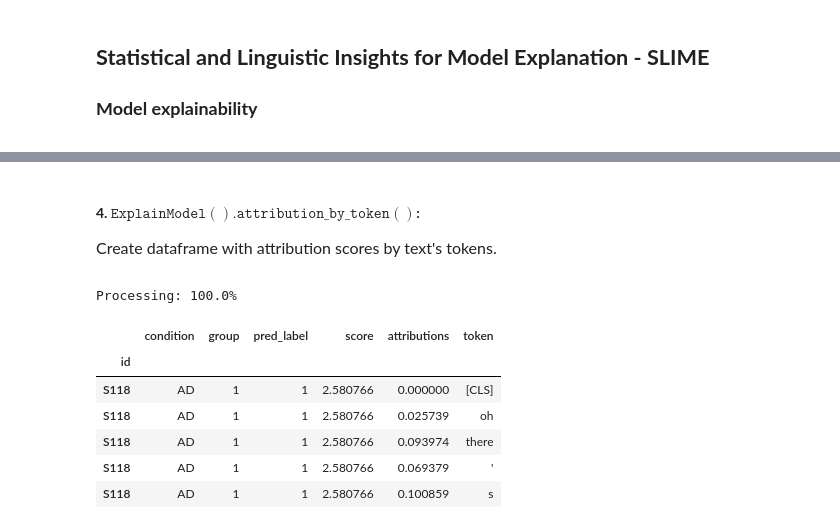
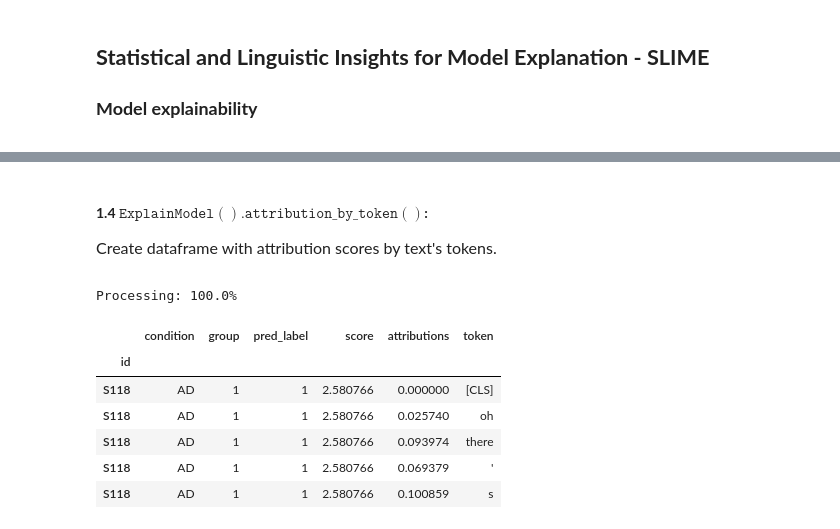
Before and after one commit to marinatrs/slime_nlp, a Jupyter notebook: docs/explainability.ipynb, the cells around one changed output, grey strips where cells are left out. Saved outputs shown, nothing was run; the diff lists cells and outputs as text; code cells hidden in the pictures.

```diff
--- a/docs/explainability.ipynb
+++ b/docs/explainability.ipynb
@@ -52,0 +50,6 @@ text
+# %%
+# Import dataset:
+id = ImportData(path_name="../dataset/adress_sample.csv", group_by=["id", "text", "group"], shuffle=False, verbose=False)
+
+text = id.train['text'][0]
+text
@@ -90,17 +95,17 @@ Legend: Control Neutral Condition
 # %% [markdown]
-#### __4. $\mathtt{ExplainModel().attribution\_by\_token()}$:__
+#### __1.4 $\mathtt{ExplainModel().attribution\_by\_token()}$:__
 <font size=3>
 
 Create dataframe with attribution scores by text's tokens.
-# %%
-df = exp.attribution_by_token(data, path_name="../dataset/explain_test.csv", return_results=True)
-df.head()
-# %% [output]
-Processing: 100.0%
-|  | condition | group | pred_label | score | attributions | token |
-| id |  |  |  |  |  |  |
-| S118 | AD | 1 | 1 | 2.580766 | 0.000000 | [CLS] |
-| S118 | AD | 1 | 1 | 2.580766 | 0.025739 | oh |
-| S118 | AD | 1 | 1 | 2.580766 | 0.093974 | there |
-| S118 | AD | 1 | 1 | 2.580766 | 0.069379 | ' |
-| S118 | AD | 1 | 1 | 2.580766 | 0.100859 | s |
+# %%
+df = exp.attribution_by_token(data, path_name="../dataset/explain_by_token.csv", return_results=True)
+df.head()
+# %% [output]
+Processing: 100.0%
+|  | condition | group | pred_label | score | attributions | token |
+| id |  |  |  |  |  |  |
+| S118 | AD | 1 | 1 | 2.580766 | 0.000000 | [CLS] |
+| S118 | AD | 1 | 1 | 2.580766 | 0.025740 | oh |
+| S118 | AD | 1 | 1 | 2.580766 | 0.093974 | there |
+| S118 | AD | 1 | 1 | 2.580766 | 0.069379 | ' |
+| S118 | AD | 1 | 1 | 2.580766 | 0.100859 | s |
```
Also changed, not shown: parts of 25 cells of this notebook.
